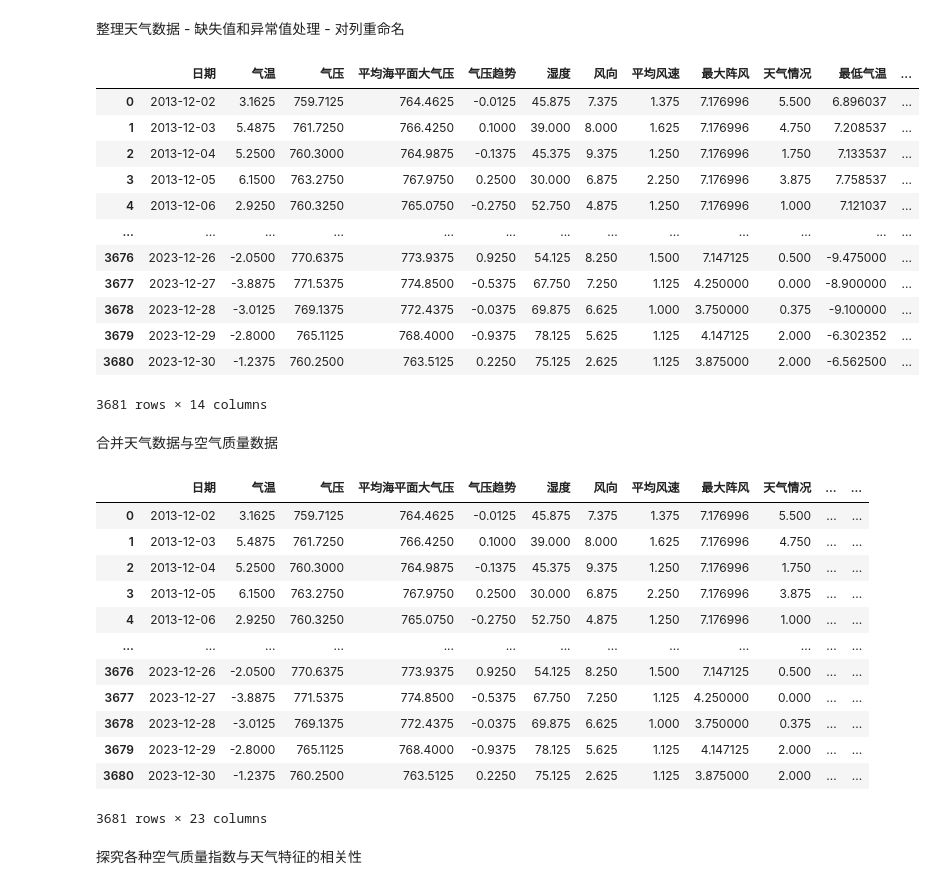
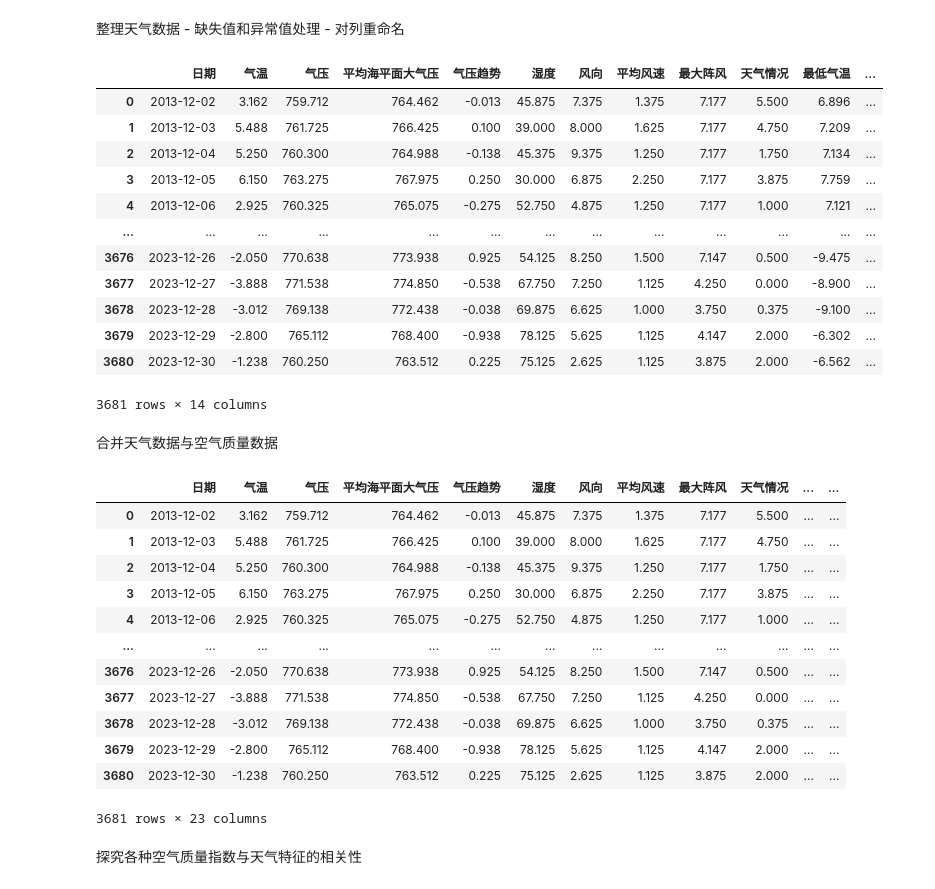
Before and after one commit to looechao/AQI-ML-Python, a Jupyter notebook: LSTM-Algorithm.ipynb, the cells around one changed output. Cells and saved outputs as stored; diff of their text form; code cells hidden in the pictures.

```diff
--- a/Prediction-process.ipynb
+++ b/LSTM-Algorithm.ipynb
@@ -39,44 +39,46 @@ weather_data['当地时间 北京'] = pd.to_datetime(weather_data['当地时间
 for col in weather_data.columns:
     # 如果数据类型是非数值型并且列名不是'当地时间 北京'
     if pd.api.types.is_string_dtype(weather_data[col]) and col != '当地时间 北京':  # 对中文版csv文件操作
         # 使用factorize对非数值型的列进行编码
         weather_data[col] = pd.factorize(weather_data[col])[0]
 
 # 下面的步骤只会对数值类型的列进行操作
 numeric_columns = weather_data.columns[weather_data.dtypes != 'object']
 
 # 使用每列的平均值填充对应列的缺失值
 weather_data[numeric_columns] = weather_data[numeric_columns].fillna(weather_data[numeric_columns].mean())
 # 删除含有 NaN 的列
 weather_data = weather_data.dropna(axis=1)
 
 # 定义新的列名
 column_dict = {'当地时间 北京':'日期','T': '气温', 'Po': '气压', 'P': '平均海平面大气压', 'Pa': '气压趋势', 'U': '湿度', 'DD': '风向', 'Ff': '平均风速', 'ff3': '最大阵风', 'WW': '天气情况', 'Tn': '最低气温', 'Tx': '最高气温', 'Td': '露点温度', 'tR': '降水时间'}
 
 # 更改列名
 weather_data = weather_data.rename(columns=column_dict)
 
 # 从'日期'列中提取日期
 weather_data['日期'] = pd.to_datetime(weather_data['日期']).dt.date
 
 # 计算每日平均值
 daily_avg_data = weather_data.groupby('日期').mean().reset_index()
 
+daily_avg_data = daily_avg_data.round(3)
+
 # 检查结果
 daily_avg_data
 # %% [output]
 |  | 日期 | 气温 | 气压 | 平均海平面大气压 | 气压趋势 | 湿度 | 风向 | 平均风速 | 最大阵风 | 天气情况 | 最低气温 | ... |
-| 0 | 2013-12-02 | 3.1625 | 759.7125 | 764.4625 | -0.0125 | 45.875 | 7.375 | 1.375 | 7.176996 | 5.500 | 6.896037 | ... |
-| 1 | 2013-12-03 | 5.4875 | 761.7250 | 766.4250 | 0.1000 | 39.000 | 8.000 | 1.625 | 7.176996 | 4.750 | 7.208537 | ... |
-| 2 | 2013-12-04 | 5.2500 | 760.3000 | 764.9875 | -0.1375 | 45.375 | 9.375 | 1.250 | 7.176996 | 1.750 | 7.133537 | ... |
-| 3 | 2013-12-05 | 6.1500 | 763.2750 | 767.9750 | 0.2500 | 30.000 | 6.875 | 2.250 | 7.176996 | 3.875 | 7.758537 | ... |
-| 4 | 2013-12-06 | 2.9250 | 760.3250 | 765.0750 | -0.2750 | 52.750 | 4.875 | 1.250 | 7.176996 | 1.000 | 7.121037 | ... |
+| 0 | 2013-12-02 | 3.162 | 759.712 | 764.462 | -0.013 | 45.875 | 7.375 | 1.375 | 7.177 | 5.500 | 6.896 | ... |
+| 1 | 2013-12-03 | 5.488 | 761.725 | 766.425 | 0.100 | 39.000 | 8.000 | 1.625 | 7.177 | 4.750 | 7.209 | ... |
+| 2 | 2013-12-04 | 5.250 | 760.300 | 764.988 | -0.138 | 45.375 | 9.375 | 1.250 | 7.177 | 1.750 | 7.134 | ... |
+| 3 | 2013-12-05 | 6.150 | 763.275 | 767.975 | 0.250 | 30.000 | 6.875 | 2.250 | 7.177 | 3.875 | 7.759 | ... |
+| 4 | 2013-12-06 | 2.925 | 760.325 | 765.075 | -0.275 | 52.750 | 4.875 | 1.250 | 7.177 | 1.000 | 7.121 | ... |
 | ... | ... | ... | ... | ... | ... | ... | ... | ... | ... | ... | ... | ... |
-| 3676 | 2023-12-26 | -2.0500 | 770.6375 | 773.9375 | 0.9250 | 54.125 | 8.250 | 1.500 | 7.147125 | 0.500 | -9.475000 | ... |
-| 3677 | 2023-12-27 | -3.8875 | 771.5375 | 774.8500 | -0.5375 | 67.750 | 7.250 | 1.125 | 4.250000 | 0.000 | -8.900000 | ... |
-| 3678 | 2023-12-28 | -3.0125 | 769.1375 | 772.4375 | -0.0375 | 69.875 | 6.625 | 1.000 | 3.750000 | 0.375 | -9.100000 | ... |
-| 3679 | 2023-12-29 | -2.8000 | 765.1125 | 768.4000 | -0.9375 | 78.125 | 5.625 | 1.125 | 4.147125 | 2.000 | -6.302352 | ... |
-| 3680 | 2023-12-30 | -1.2375 | 760.2500 | 763.5125 | 0.2250 | 75.125 | 2.625 | 1.125 | 3.875000 | 2.000 | -6.562500 | ... |
+| 3676 | 2023-12-26 | -2.050 | 770.638 | 773.938 | 0.925 | 54.125 | 8.250 | 1.500 | 7.147 | 0.500 | -9.475 | ... |
+| 3677 | 2023-12-27 | -3.888 | 771.538 | 774.850 | -0.538 | 67.750 | 7.250 | 1.125 | 4.250 | 0.000 | -8.900 | ... |
+| 3678 | 2023-12-28 | -3.012 | 769.138 | 772.438 | -0.038 | 69.875 | 6.625 | 1.000 | 3.750 | 0.375 | -9.100 | ... |
+| 3679 | 2023-12-29 | -2.800 | 765.112 | 768.400 | -0.938 | 78.125 | 5.625 | 1.125 | 4.147 | 2.000 | -6.302 | ... |
+| 3680 | 2023-12-30 | -1.238 | 760.250 | 763.512 | 0.225 | 75.125 | 2.625 | 1.125 | 3.875 | 2.000 | -6.562 | ... |
 3681 rows × 14 columns
 # %% [markdown]
 合并天气数据与空气质量数据
@@ -95,17 +97,17 @@ merged_data.to_csv('merged_data.csv', index=False)
 merged_data
 # %% [output]
 |  | 日期 | 气温 | 气压 | 平均海平面大气压 | 气压趋势 | 湿度 | 风向 | 平均风速 | 最大阵风 | 天气情况 | ... | ... |
-| 0 | 2013-12-02 | 3.1625 | 759.7125 | 764.4625 | -0.0125 | 45.875 | 7.375 | 1.375 | 7.176996 | 5.500 | ... | ... |
-| 1 | 2013-12-03 | 5.4875 | 761.7250 | 766.4250 | 0.1000 | 39.000 | 8.000 | 1.625 | 7.176996 | 4.750 | ... | ... |
-| 2 | 2013-12-04 | 5.2500 | 760.3000 | 764.9875 | -0.1375 | 45.375 | 9.375 | 1.250 | 7.176996 | 1.750 | ... | ... |
-| 3 | 2013-12-05 | 6.1500 | 763.2750 | 767.9750 | 0.2500 | 30.000 | 6.875 | 2.250 | 7.176996 | 3.875 | ... | ... |
-| 4 | 2013-12-06 | 2.9250 | 760.3250 | 765.0750 | -0.2750 | 52.750 | 4.875 | 1.250 | 7.176996 | 1.000 | ... | ... |
+| 0 | 2013-12-02 | 3.162 | 759.712 | 764.462 | -0.013 | 45.875 | 7.375 | 1.375 | 7.177 | 5.500 | ... | ... |
+| 1 | 2013-12-03 | 5.488 | 761.725 | 766.425 | 0.100 | 39.000 | 8.000 | 1.625 | 7.177 | 4.750 | ... | ... |
+| 2 | 2013-12-04 | 5.250 | 760.300 | 764.988 | -0.138 | 45.375 | 9.375 | 1.250 | 7.177 | 1.750 | ... | ... |
+| 3 | 2013-12-05 | 6.150 | 763.275 | 767.975 | 0.250 | 30.000 | 6.875 | 2.250 | 7.177 | 3.875 | ... | ... |
+| 4 | 2013-12-06 | 2.925 | 760.325 | 765.075 | -0.275 | 52.750 | 4.875 | 1.250 | 7.177 | 1.000 | ... | ... |
 | ... | ... | ... | ... | ... | ... | ... | ... | ... | ... | ... | ... | ... |
-| 3676 | 2023-12-26 | -2.0500 | 770.6375 | 773.9375 | 0.9250 | 54.125 | 8.250 | 1.500 | 7.147125 | 0.500 | ... | ... |
-| 3677 | 2023-12-27 | -3.8875 | 771.5375 | 774.8500 | -0.5375 | 67.750 | 7.250 | 1.125 | 4.250000 | 0.000 | ... | ... |
-| 3678 | 2023-12-28 | -3.0125 | 769.1375 | 772.4375 | -0.0375 | 69.875 | 6.625 | 1.000 | 3.750000 | 0.375 | ... | ... |
-| 3679 | 2023-12-29 | -2.8000 | 765.1125 | 768.4000 | -0.9375 | 78.125 | 5.625 | 1.125 | 4.147125 | 2.000 | ... | ... |
-| 3680 | 2023-12-30 | -1.2375 | 760.2500 | 763.5125 | 0.2250 | 75.125 | 2.625 | 1.125 | 3.875000 | 2.000 | ... | ... |
+| 3676 | 2023-12-26 | -2.050 | 770.638 | 773.938 | 0.925 | 54.125 | 8.250 | 1.500 | 7.147 | 0.500 | ... | ... |
+| 3677 | 2023-12-27 | -3.888 | 771.538 | 774.850 | -0.538 | 67.750 | 7.250 | 1.125 | 4.250 | 0.000 | ... | ... |
+| 3678 | 2023-12-28 | -3.012 | 769.138 | 772.438 | -0.038 | 69.875 | 6.625 | 1.000 | 3.750 | 0.375 | ... | ... |
+| 3679 | 2023-12-29 | -2.800 | 765.112 | 768.400 | -0.938 | 78.125 | 5.625 | 1.125 | 4.147 | 2.000 | ... | ... |
+| 3680 | 2023-12-30 | -1.238 | 760.250 | 763.512 | 0.225 | 75.125 | 2.625 | 1.125 | 3.875 | 2.000 | ... | ... |
 3681 rows × 23 columns
 # %% [markdown]
 探究各种空气质量指数与天气特征的相关性
```
Also changed, not shown: parts of 14 cells of this notebook, 9 other files.
